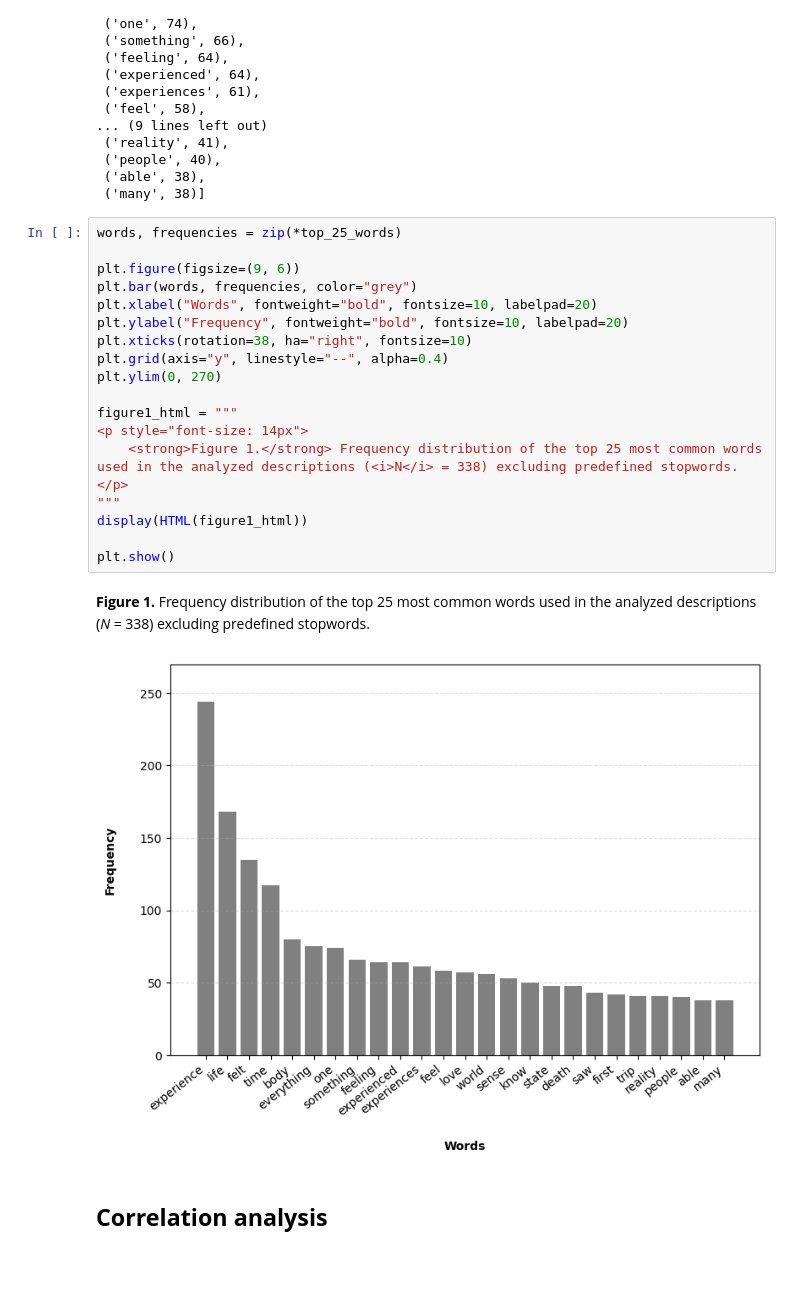
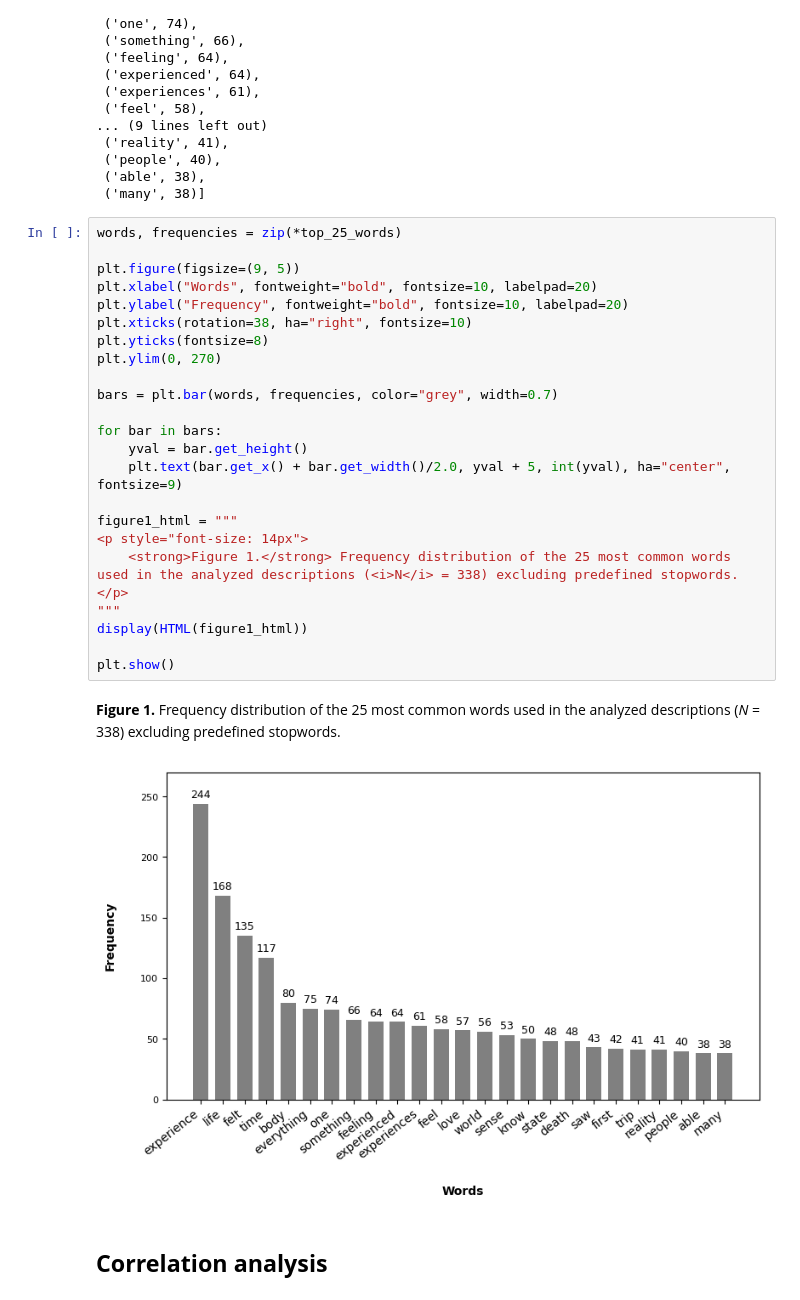
Before and after one commit to michal-owsiak/swps-university-research-part-II, a Jupyter notebook: linguistic_analysis.ipynb, the cells around one changed output. Cells and saved outputs as stored; diff of their text form; blank space fills up the shorter version.

```diff
--- a/linguistic_analysis.ipynb
+++ b/linguistic_analysis.ipynb
@@ -239,25 +238,30 @@ top_25_words
 # %%
 words, frequencies = zip(*top_25_words)
 
-plt.figure(figsize=(9, 6))
-plt.bar(words, frequencies, color="grey")
+plt.figure(figsize=(9, 5))
 plt.xlabel("Words", fontweight="bold", fontsize=10, labelpad=20)
 plt.ylabel("Frequency", fontweight="bold", fontsize=10, labelpad=20)
 plt.xticks(rotation=38, ha="right", fontsize=10)
-plt.grid(axis="y", linestyle="--", alpha=0.4)
+plt.yticks(fontsize=8)
 plt.ylim(0, 270)
+
+bars = plt.bar(words, frequencies, color="grey", width=0.7)
+
+for bar in bars:
+    yval = bar.get_height()
+    plt.text(bar.get_x() + bar.get_width()/2.0, yval + 5, int(yval), ha="center", fontsize=9)
 
 figure1_html = """
 <p style="font-size: 14px">
-    <strong>Figure 1.</strong> Frequency distribution of the top 25 most common words used in the analyzed descriptions (<i>N</i> = 338) excluding predefined stopwords.
+    <strong>Figure 1.</strong> Frequency distribution of the 25 most common words used in the analyzed descriptions (<i>N</i> = 338) excluding predefined stopwords.
 </p>
 """
 display(HTML(figure1_html))
 
 plt.show()
 # %% [output]
-Figure 1. Frequency distribution of the top 25 most common words used in the analyzed descriptions (N = 338) excluding predefined stopwords.
+Figure 1. Frequency distribution of the 25 most common words used in the analyzed descriptions (N = 338) excluding predefined stopwords.
-[figure, old version]
+[figure, new version]
 # %% [markdown]
 ## **Correlation analysis**
 # %%
```
Also changed, not shown: parts of 28 cells of this notebook.
